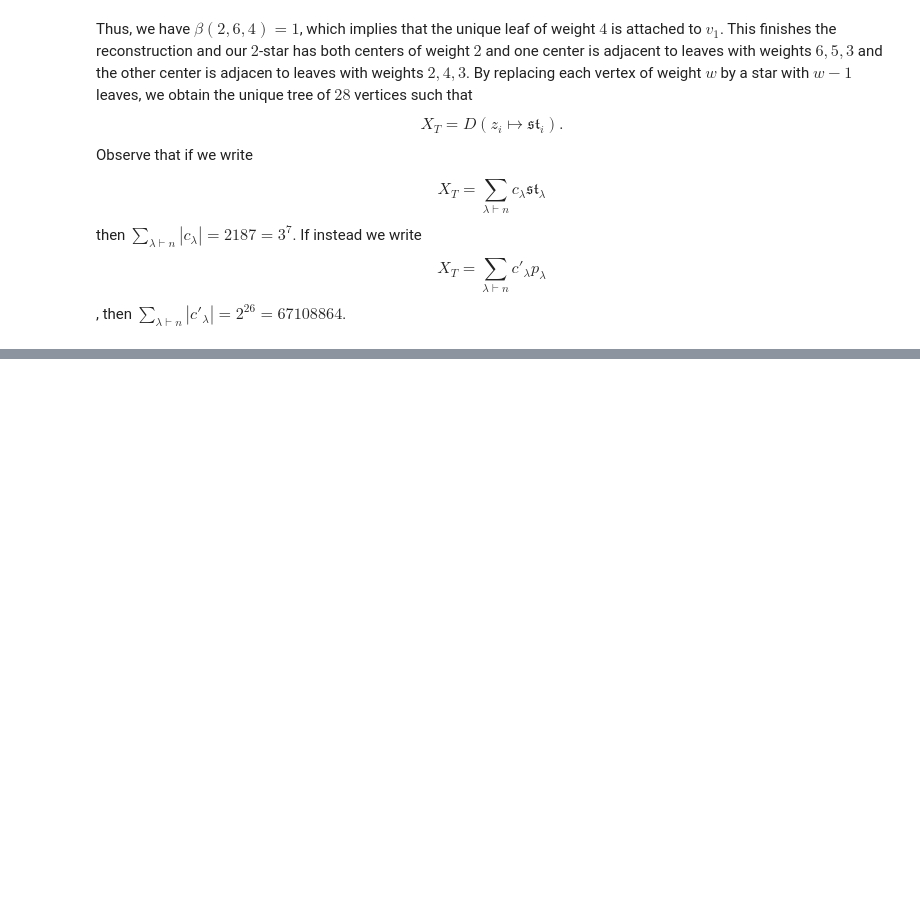
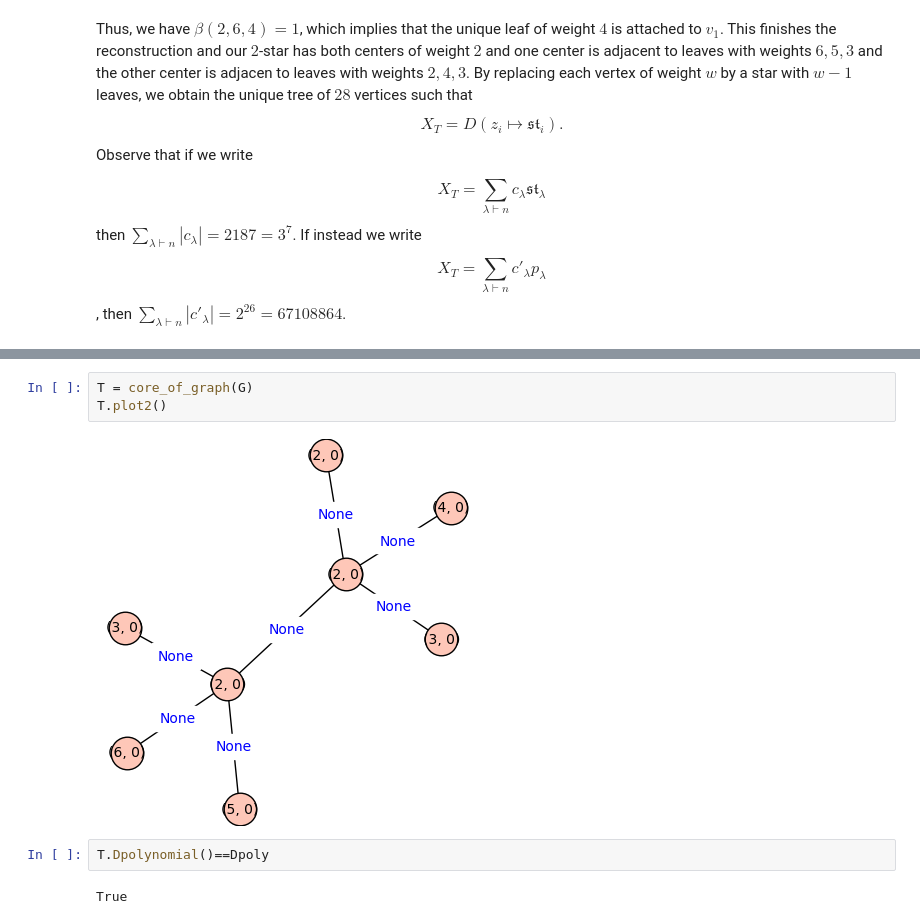
Before and after one commit to jaliste/marked_graphs_one, a Jupyter notebook: ExampleBiStarPaper.ipynb, the cells around one changed output, grey strips where cells are left out. Cells and saved outputs as stored; diff of their text form; blank space fills up the shorter version.

```diff
--- a/ExampleBiStarPaper.ipynb
+++ b/ExampleBiStarPaper.ipynb
@@ -171,0 +196,9 @@ then $\sum_{\lambda\vdash n} |c'_\lambda| = 2^{26}=67108864$.
+# %%
+T = core_of_graph(G)
+T.plot2()
+# %% [output]
+[figure, added]
+# %%
+T.Dpolynomial()==Dpoly
+# %% [output]
+True
```
Also changed, not shown: parts of 3 cells of this notebook, 2 other files.
